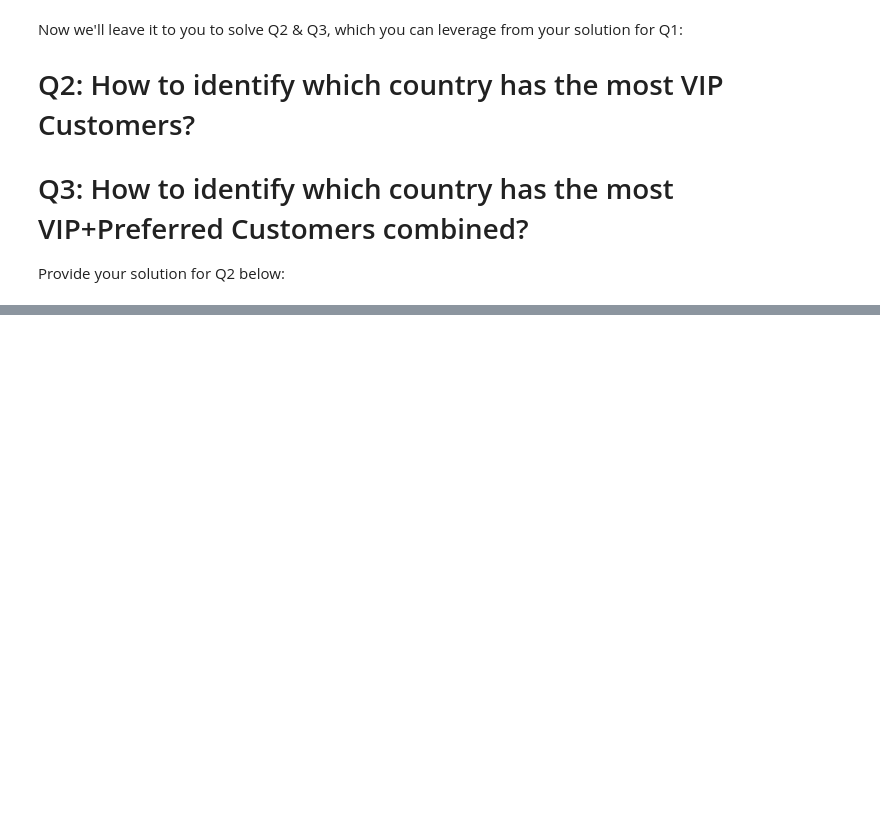
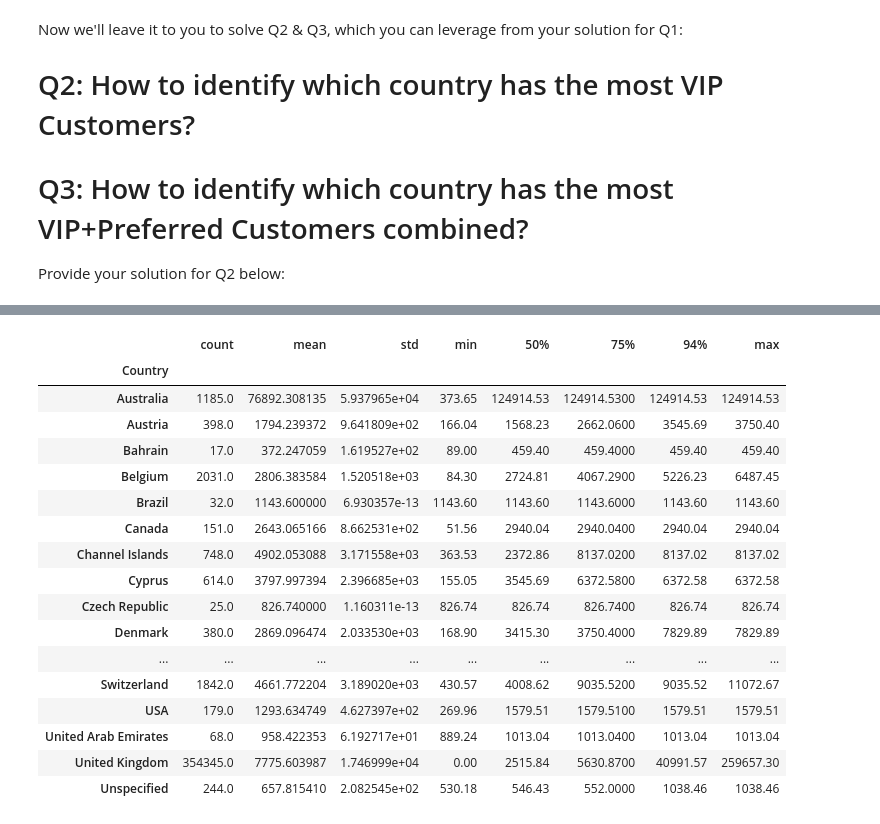
Before and after one commit to ironhack-bcn-data-pt/14-lab-df-calculation-and-transformation, a Jupyter notebook: your-code/challenge-3.ipynb, the cells around one changed output, grey strips where cells are left out. Saved outputs shown, nothing was run; the diff lists cells and outputs as text; code cells hidden in the pictures; blank space fills up the shorter version.

```diff
--- a/your-code/challenge-3.ipynb
+++ b/your-code/challenge-3.ipynb
@@ -69,0 +92,21 @@ Provide your solution for Q2 below:
+# %%
+orders.groupby('Country')['Total Spend'].describe(percentiles=[0.75, 0.94])
+# %% [output]
+|  | count | mean | std | min | 50% | 75% | 94% | max |
+| Country |  |  |  |  |  |  |  |  |
+| Australia | 1185.0 | 76892.308135 | 5.937965e+04 | 373.65 | 124914.53 | 124914.5300 | 124914.53 | 124914.53 |
+| Austria | 398.0 | 1794.239372 | 9.641809e+02 | 166.04 | 1568.23 | 2662.0600 | 3545.69 | 3750.40 |
+| Bahrain | 17.0 | 372.247059 | 1.619527e+02 | 89.00 | 459.40 | 459.4000 | 459.40 | 459.40 |
+| Belgium | 2031.0 | 2806.383584 | 1.520518e+03 | 84.30 | 2724.81 | 4067.2900 | 5226.23 | 6487.45 |
+| Brazil | 32.0 | 1143.600000 | 6.930357e-13 | 1143.60 | 1143.60 | 1143.6000 | 1143.60 | 1143.60 |
+| Canada | 151.0 | 2643.065166 | 8.662531e+02 | 51.56 | 2940.04 | 2940.0400 | 2940.04 | 2940.04 |
+| Channel Islands | 748.0 | 4902.053088 | 3.171558e+03 | 363.53 | 2372.86 | 8137.0200 | 8137.02 | 8137.02 |
+| Cyprus | 614.0 | 3797.997394 | 2.396685e+03 | 155.05 | 3545.69 | 6372.5800 | 6372.58 | 6372.58 |
+| Czech Republic | 25.0 | 826.740000 | 1.160311e-13 | 826.74 | 826.74 | 826.7400 | 826.74 | 826.74 |
+| Denmark | 380.0 | 2869.096474 | 2.033530e+03 | 168.90 | 3415.30 | 3750.4000 | 7829.89 | 7829.89 |
+| ... | ... | ... | ... | ... | ... | ... | ... | ... |
+| Switzerland | 1842.0 | 4661.772204 | 3.189020e+03 | 430.57 | 4008.62 | 9035.5200 | 9035.52 | 11072.67 |
+| USA | 179.0 | 1293.634749 | 4.627397e+02 | 269.96 | 1579.51 | 1579.5100 | 1579.51 | 1579.51 |
+| United Arab Emirates | 68.0 | 958.422353 | 6.192717e+01 | 889.24 | 1013.04 | 1013.0400 | 1013.04 | 1013.04 |
+| United Kingdom | 354345.0 | 7775.603987 | 1.746999e+04 | 0.00 | 2515.84 | 5630.8700 | 40991.57 | 259657.30 |
+| Unspecified | 244.0 | 657.815410 | 2.082545e+02 | 530.18 | 546.43 | 552.0000 | 1038.46 | 1038.46 |
```
Also changed, not shown: parts of 5 cells of this notebook.
